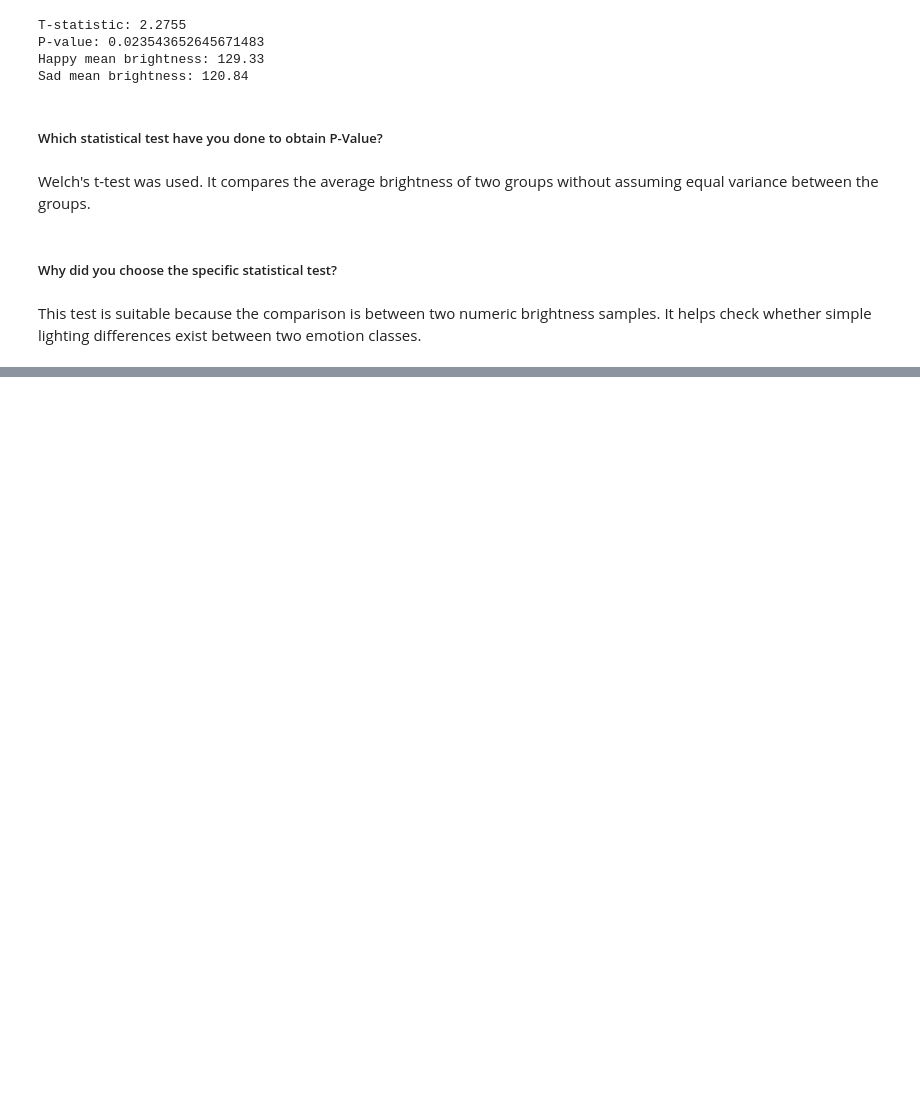
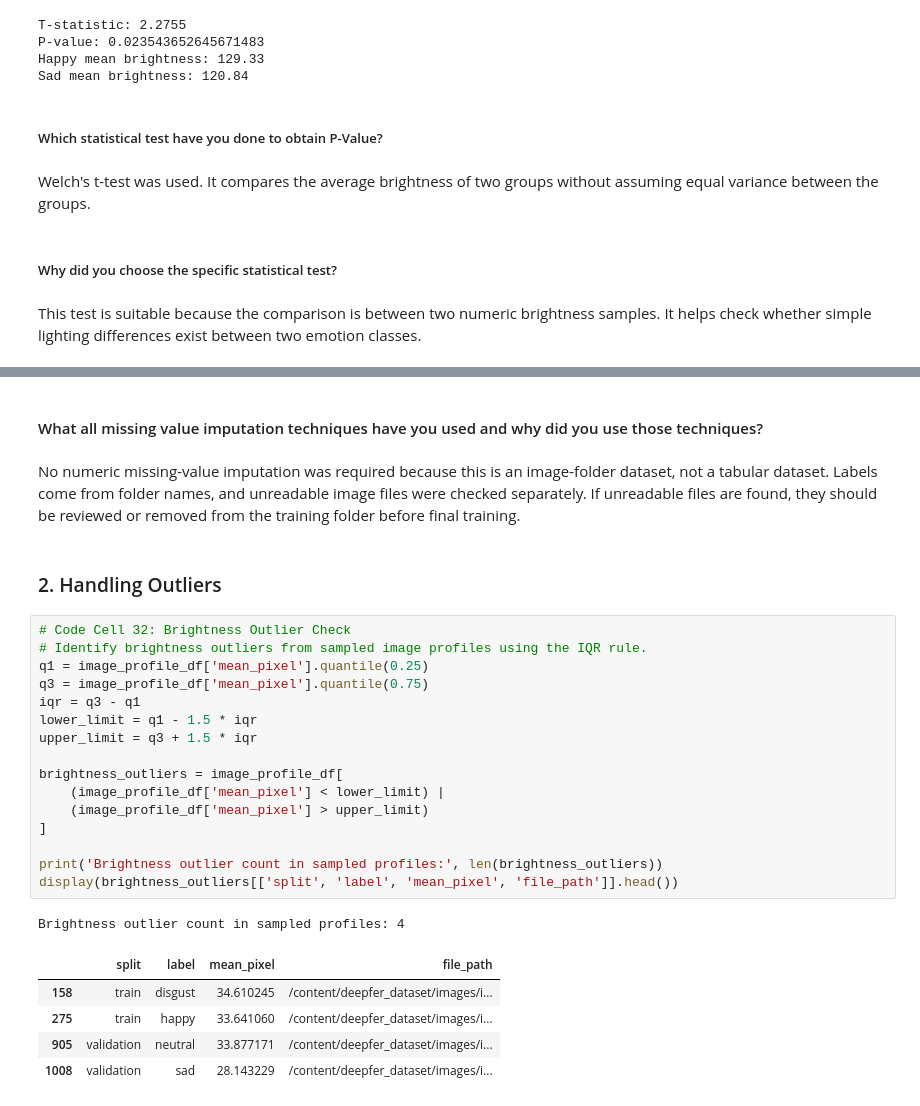
Before and after one commit to I-AM-PRASHANT-VERMA/Almabetter---DeepFER-Facial-Emotion-Recognition-Using-Deep-Learning, a Jupyter notebook: DeepFER_Facial_Emotion_Recognition.ipynb, the cells around one changed output, grey strips where cells are left out. Drawn from its saved outputs; the diff is of its cells as text; blank space fills up the shorter version.

```diff
--- a/DeepFER_Facial_Emotion_Recognition.ipynb
+++ b/DeepFER_Facial_Emotion_Recognition.ipynb
@@ -1148,0 +1171,29 @@ This test is suitable because the comparison is between two numeric brightness s
+# %% [markdown]
+#### What all missing value imputation techniques have you used and why did you use those techniques?
+# %% [markdown]
+No numeric missing-value imputation was required because this is an image-folder dataset, not a tabular dataset. Labels come from folder names, and unreadable image files were checked separately. If unreadable files are found, they should be reviewed or removed from the training folder before final training.
+# %% [markdown]
+### 2. Handling Outliers
+# %%
+# Code Cell 32: Brightness Outlier Check
+# Identify brightness outliers from sampled image profiles using the IQR rule.
+q1 = image_profile_df['mean_pixel'].quantile(0.25)
+q3 = image_profile_df['mean_pixel'].quantile(0.75)
+iqr = q3 - q1
+lower_limit = q1 - 1.5 * iqr
+upper_limit = q3 + 1.5 * iqr
+
+brightness_outliers = image_profile_df[
+    (image_profile_df['mean_pixel'] < lower_limit) |
+    (image_profile_df['mean_pixel'] > upper_limit)
+]
+
+print('Brightness outlier count in sampled profiles:', len(brightness_outliers))
+display(brightness_outliers[['split', 'label', 'mean_pixel', 'file_path']].head())
+# %% [output]
+Brightness outlier count in sampled profiles: 4
+|  | split | label | mean_pixel | file_path |
+| 158 | train | disgust | 34.610245 | /content/deepfer_dataset/images/i... |
+| 275 | train | happy | 33.641060 | /content/deepfer_dataset/images/i... |
+| 905 | validation | neutral | 33.877171 | /content/deepfer_dataset/images/i... |
+| 1008 | validation | sad | 28.143229 | /content/deepfer_dataset/images/i... |
```
Also changed, not shown: parts of 67 cells of this notebook.
